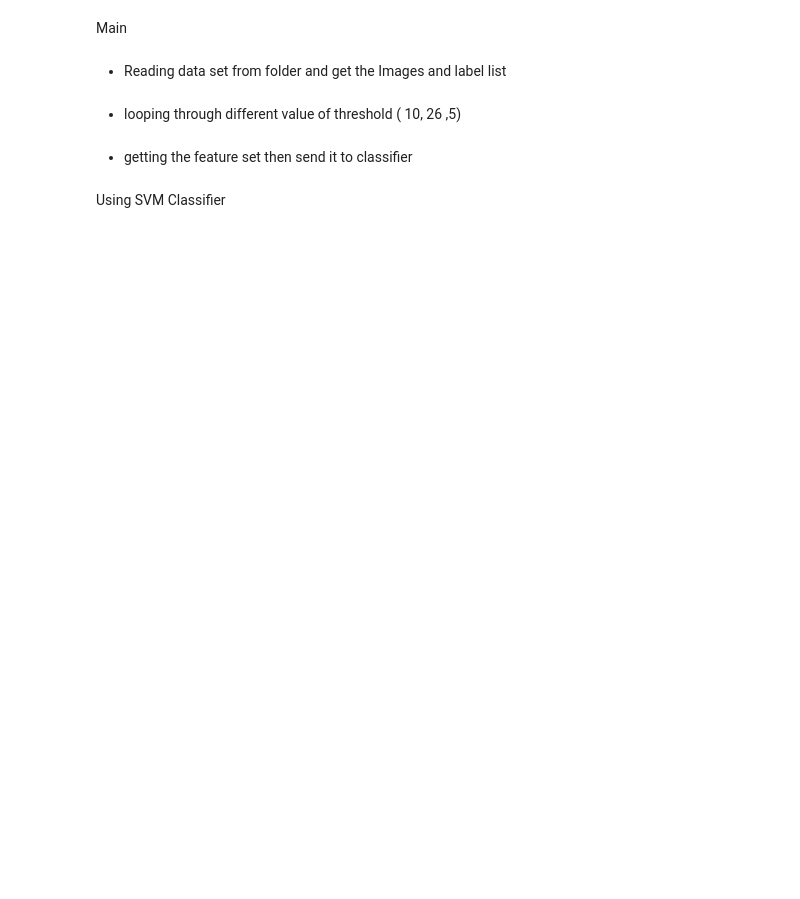
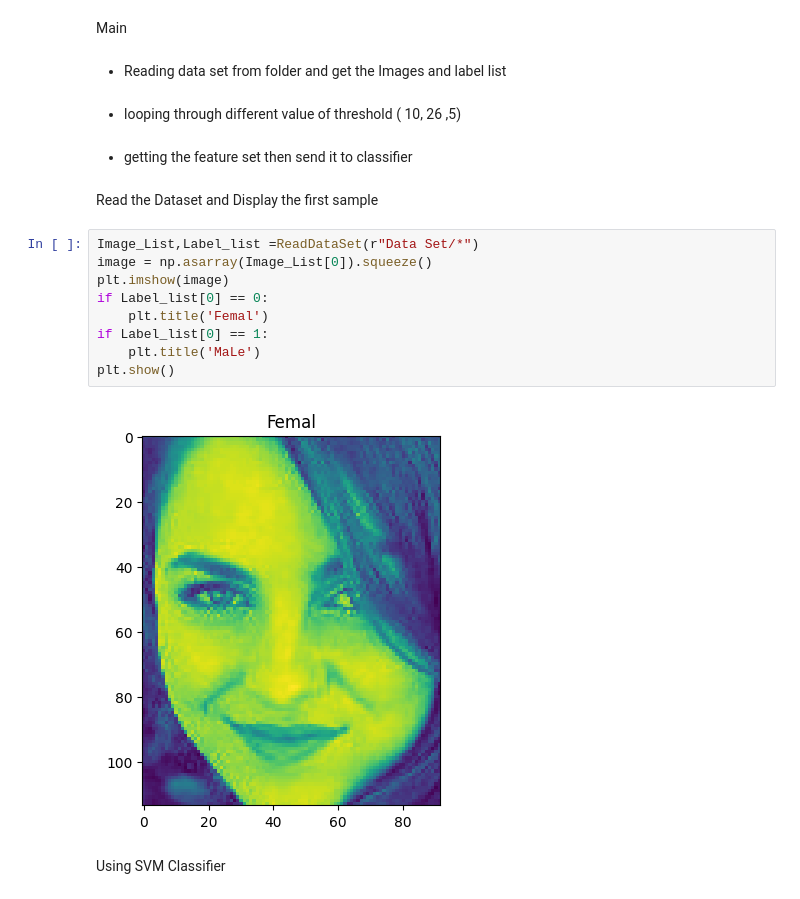
Before and after one commit to hadilalshehri/Facial-Gender-Detection, a Jupyter notebook: SIFT_NoteBook.ipynb, the cells around one changed output. Cells and saved outputs as stored; diff of their text form; blank space fills up the shorter version.

```diff
--- a/SIFT_NoteBook.ipynb
+++ b/SIFT_NoteBook.ipynb
@@ -168,6 +179,19 @@ Main
 - looping through different value of threshold ( 10, 26 ,5)
 # %% [markdown]
 - getting the feature set then send it to classifier
+# %% [markdown]
+Read the Dataset and Display the first sample
+# %%
+Image_List,Label_list =ReadDataSet(r"Data Set/*")
+image = np.asarray(Image_List[0]).squeeze()
+plt.imshow(image)
+if Label_list[0] == 0:
+    plt.title('Femal')
+if Label_list[0] == 1:
+    plt.title('MaLe')
+plt.show()
+# %% [output]
+[figure, added]
 # %% [markdown]
 Using SVM Classifier
 # %%
```
Also changed, not shown: parts of 8 cells of this notebook.
